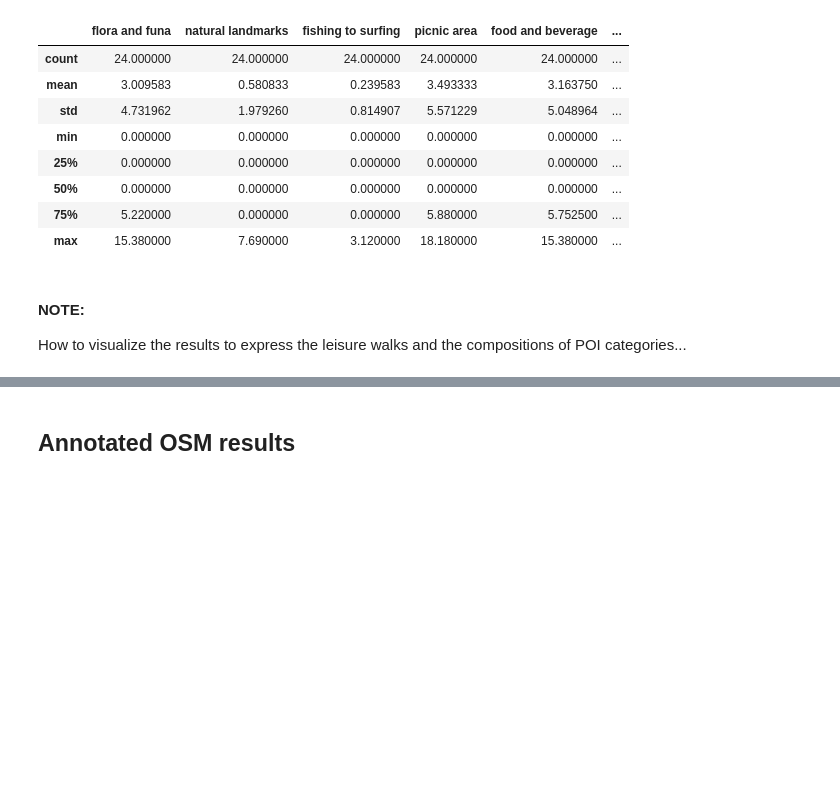
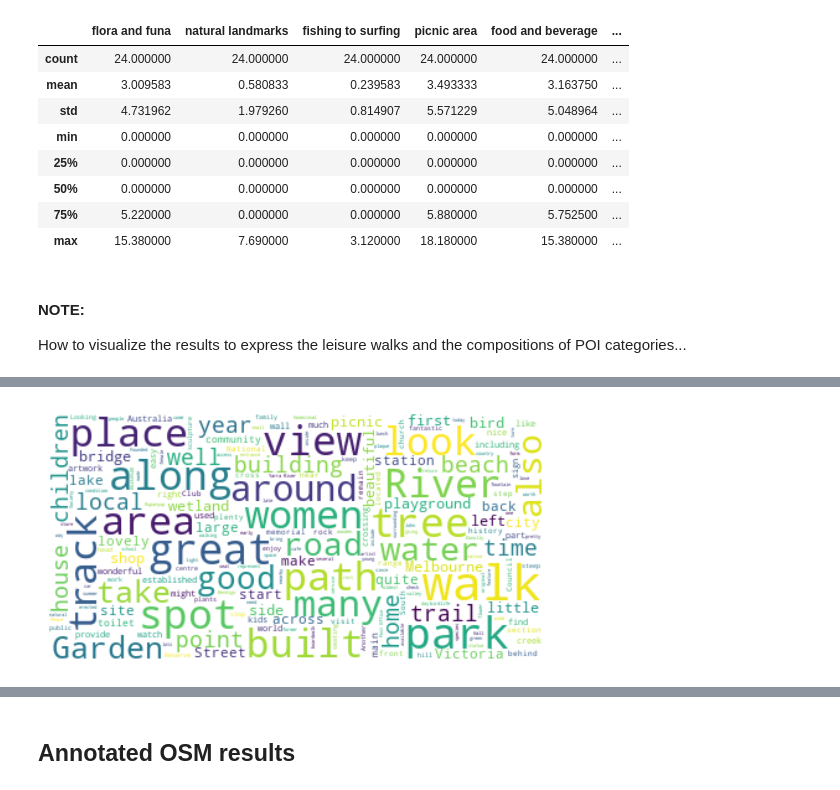
Before and after one commit to hamzeiehsan/leisure-walking-analysis, a Jupyter notebook: 2. annotation analysis.ipynb, the cells around one changed output, grey strips where cells are left out. Cells and saved outputs as stored; diff of their text form; code cells hidden in the pictures; blank space fills up the shorter version.

Commit message:
add cluster analysis for documents

```diff
--- a/2. annotation analysis.ipynb
+++ b/2. annotation analysis.ipynb
@@ -449,0 +462,10 @@ How to visualize the results to express the leisure walks and the compositions o
+# %%
+import nltk
+from nltk.corpus import stopwords
+
+nltk.download('stopwords')
+stopwords.words('english')
+
+def prune_text(text):
+    filtered_words = [word for word in text.split() if word not in stopwords.words('english') and len(word) > 3]
+    return ' '.join(filtered_words)
@@ -449,0 +476,20 @@ How to visualize the results to express the leisure walks and the compositions o
+# %%
+# word clouds of walk description/POI descriptions
+import matplotlib.pyplot as plt
+from wordcloud import WordCloud
+
+def generate_wordcloud(text):
+    wordcloud = WordCloud(background_color="white", max_font_size=40, stopwords=stopwords.words('english')).generate(text)
+    plt.imshow(wordcloud, interpolation='bilinear')
+    plt.axis("off")
+    plt.show()
+# %%
+def extract_cluster_description_text(cluster_id, prune=True):
+    record_ids = list(np.where(cluster_labels == cluster_id)[0])
+    walk_description_text = '\n'.join(list(detailed_df[detailed_df['record_id'].isin(record_ids)]['record_description'].unique()))
+
+    POI_description_text = '\n'.join(list(detailed_df[detailed_df['record_id'].isin(record_ids)]['poi_summary']))
+
+    if prune:
+        return prune_text(walk_description_text), prune_text(POI_description_text)
+    return walk_description_text, POI_description_text
@@ -449,0 +657,6 @@ How to visualize the results to express the leisure walks and the compositions o
+# %%
+w0, p0 = extract_cluster_description_text(0)
+# %%
+generate_wordcloud(p0)
+# %% [output]
+[figure, added]
```
Also changed, not shown: parts of 41 cells of this notebook.
